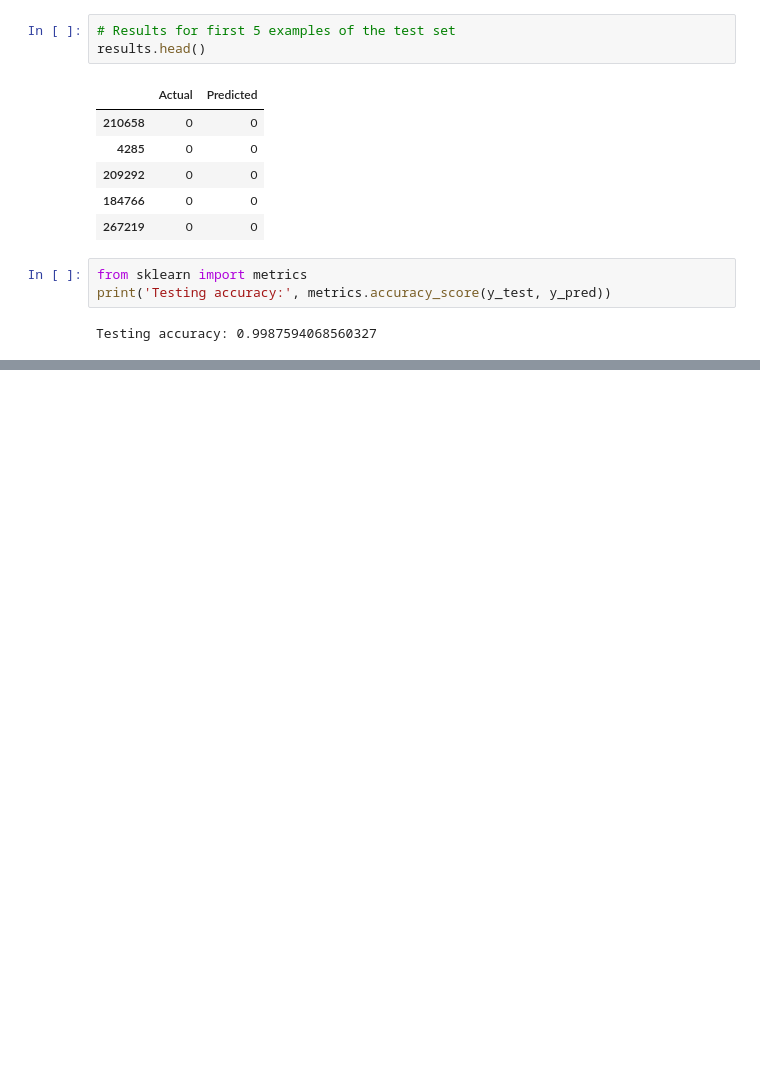
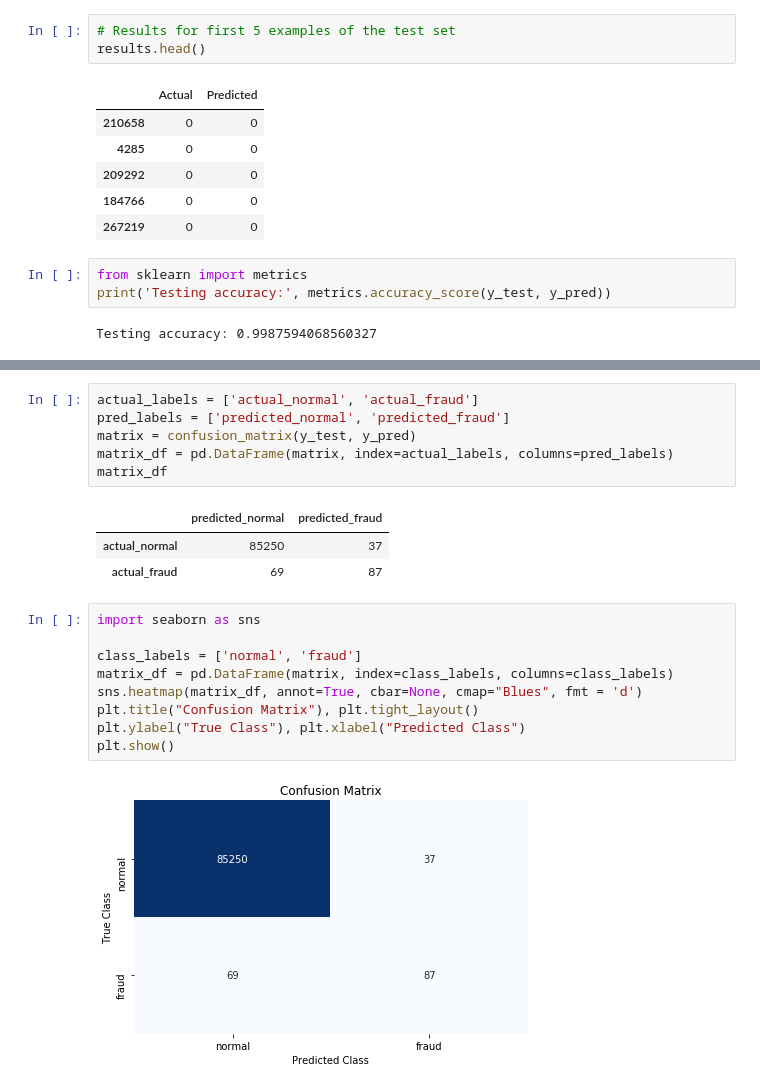
Before and after one commit to joshua-furtado/credit_card_fraud_detection, a Jupyter notebook: credit_card_fraud_detection.ipynb, the cells around one changed output, grey strips where cells are left out. Drawn from its saved outputs; the diff is of its cells as text; blank space fills up the shorter version.

Commit message:
Add classification report and confusion matrix to evaluate model

```diff
--- a/credit_card_fraud_detection.ipynb
+++ b/credit_card_fraud_detection.ipynb
@@ -245,0 +255,21 @@ Testing accuracy: 0.9987594068560327
+# %%
+actual_labels = ['actual_normal', 'actual_fraud']
+pred_labels = ['predicted_normal', 'predicted_fraud']
+matrix = confusion_matrix(y_test, y_pred)
+matrix_df = pd.DataFrame(matrix, index=actual_labels, columns=pred_labels)
+matrix_df
+# %% [output]
+|  | predicted_normal | predicted_fraud |
+| actual_normal | 85250 | 37 |
+| actual_fraud | 69 | 87 |
+# %%
+import seaborn as sns
+
+class_labels = ['normal', 'fraud']
+matrix_df = pd.DataFrame(matrix, index=class_labels, columns=class_labels)
+sns.heatmap(matrix_df, annot=True, cbar=None, cmap="Blues", fmt = 'd')
+plt.title("Confusion Matrix"), plt.tight_layout()
+plt.ylabel("True Class"), plt.xlabel("Predicted Class")
+plt.show()
+# %% [output]
+[figure, added]
```
Also changed, not shown: parts of 2 cells of this notebook.
